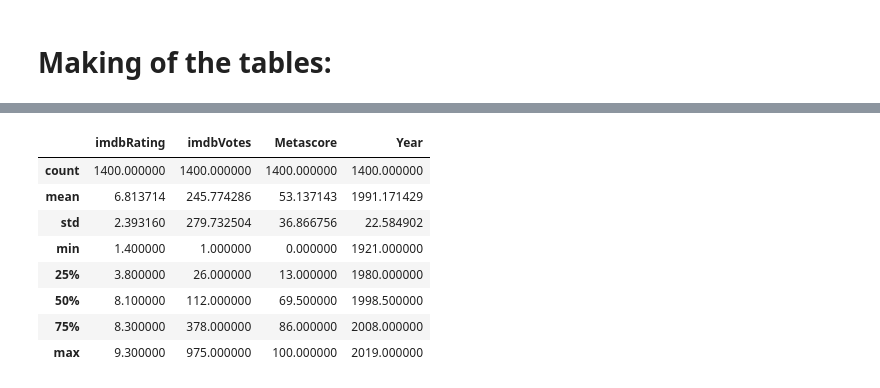
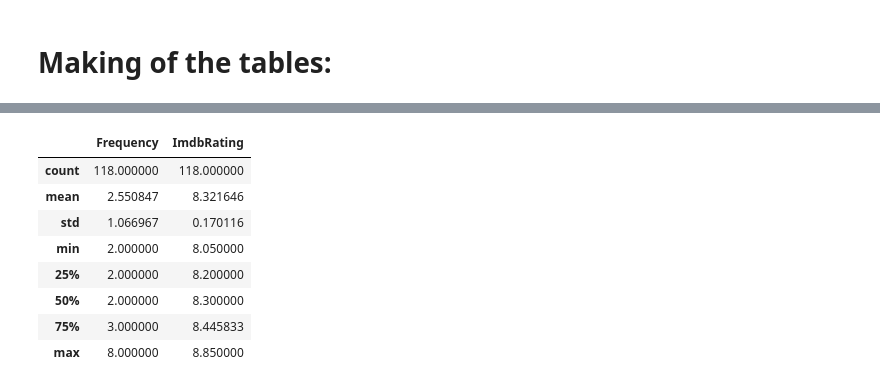
Before and after one commit to sdman135/Mod-1-Project, a Jupyter notebook: Sam_Mod-1-Web-Scraping-Project-1_new-Cleaned.ipynb, the cells around one changed output, grey strips where cells are left out. Saved outputs shown, nothing was run; the diff lists cells and outputs as text; code cells hidden in the pictures.

```diff
--- a/Sam_Mod-1-Web-Scraping-Project-1_new-Cleaned.ipynb
+++ b/Sam_Mod-1-Web-Scraping-Project-1_new-Cleaned.ipynb
@@ -363,0 +293,13 @@ Index(['imdbID', 'Title', 'Rated', 'imdbRating', 'imdbVotes', 'Metascore',
+# %%
+cursor.execute(  """SELECT a.actors,count(a.actors), avg(imdb_rating)
+                    FROM Movies.OMDb_Top_250_and_Low_100 l
+                    INNER JOIN Movies.OMDb_Actors  a
+                    where a.movie_id = l.movie_id and imdb_rating >=8
+                    group by a.actors
+                    having count(a.actors)>1
+                    order by count(a.actors) desc limit 30
+                    ;""")
+
+df_rating_freq = pd.DataFrame(cursor.fetchall())
+
+df_rating_freq.columns=['Actors','Frequency','ImdbRating']
@@ -364,13 +360,13 @@ Index(['imdbID', 'Title', 'Rated', 'imdbRating', 'imdbVotes', 'Metascore',
 # %%
 # summary of the DATAFRAME
-df.describe()
+df_rating_freq.describe()
 # %% [output]
-|  | imdbRating | imdbVotes | Metascore | Year |
-| count | 1400.000000 | 1400.000000 | 1400.000000 | 1400.000000 |
-| mean | 6.813714 | 245.774286 | 53.137143 | 1991.171429 |
-| std | 2.393160 | 279.732504 | 36.866756 | 22.584902 |
-| min | 1.400000 | 1.000000 | 0.000000 | 1921.000000 |
-| 25% | 3.800000 | 26.000000 | 13.000000 | 1980.000000 |
-| 50% | 8.100000 | 112.000000 | 69.500000 | 1998.500000 |
-| 75% | 8.300000 | 378.000000 | 86.000000 | 2008.000000 |
-| max | 9.300000 | 975.000000 | 100.000000 | 2019.000000 |
+|  | Frequency | ImdbRating |
+| count | 118.000000 | 118.000000 |
+| mean | 2.550847 | 8.321646 |
+| std | 1.066967 | 0.170116 |
+| min | 2.000000 | 8.050000 |
+| 25% | 2.000000 | 8.200000 |
+| 50% | 2.000000 | 8.300000 |
+| 75% | 3.000000 | 8.445833 |
+| max | 8.000000 | 8.850000 |
```
Also changed, not shown: parts of 34 cells of this notebook, 3 other files.
